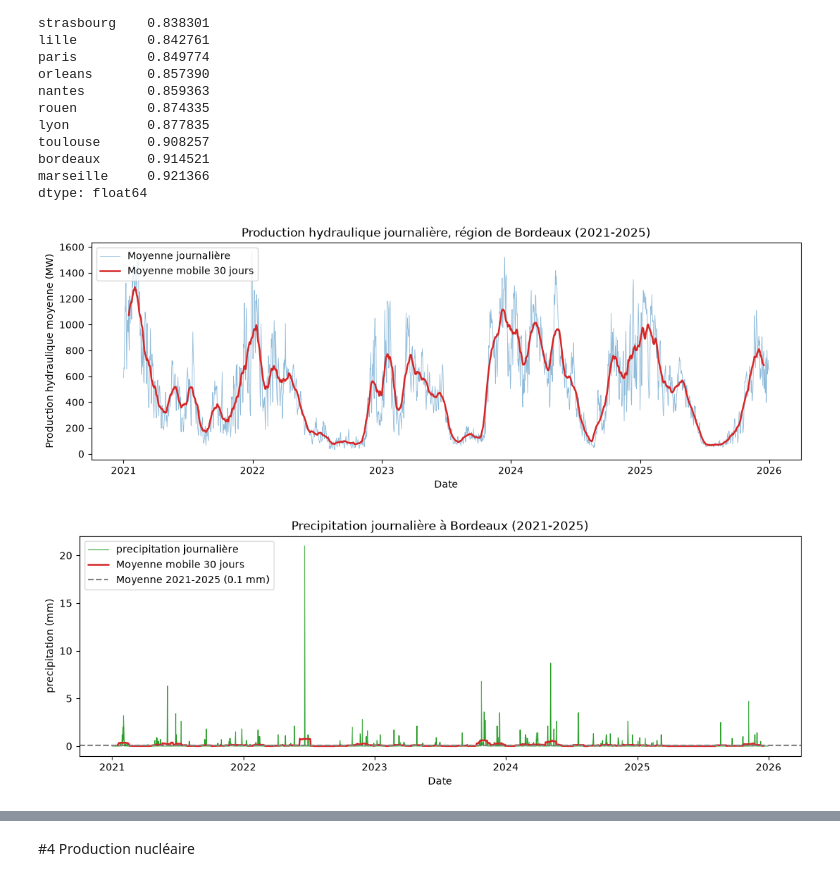
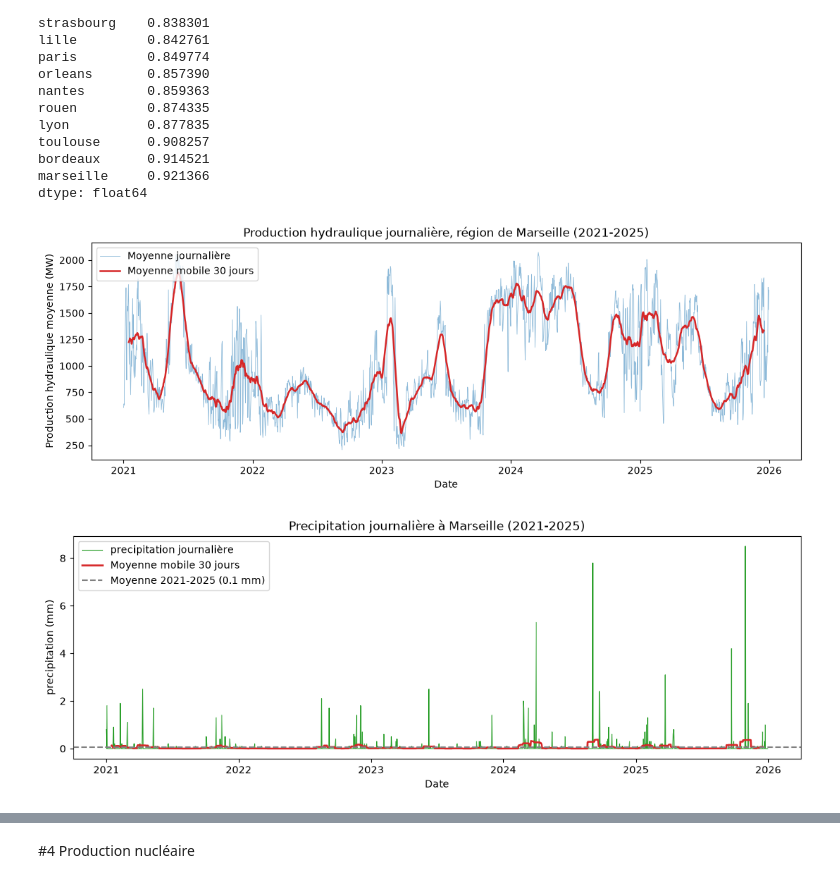
Before and after one commit to Cherif-git-code/Projet-Python-2026-2027, a Jupyter notebook: Rendu_final.ipynb, the cells around one changed output, grey strips where cells are left out. Saved outputs shown, nothing was run; the diff lists cells and outputs as text; code cells hidden in the pictures.

```diff
--- a/Rendu_final.ipynb
+++ b/Rendu_final.ipynb
@@ -461,16 +553,16 @@ dtype: float64
 # %%
 #Production 3 :La production hydraulique dépend des précipitations, avec un décalage dans le temps.
 import importlib
 import src.stats_graph
 importlib.reload(src.stats_graph)
 from src.stats_graph import tracer_graphique_hydrau, tracer_hydrau_mois
 from src.meteo import tracer_precipitation_jour, tracer_cumul_mensuel_precipitation
 
-ville="bordeaux"
-#Si on essaie la même méthode que dans production 1, ce n'est pas très lisible...
+ville="marseille"
+
 tracer_graphique_hydrau(donnees, ville, col_prod="hydraulique", groupe="ville")
 tracer_precipitation_jour(meteo, ville)
 # %% [output]
-[figure, old version]
+[figure, new version]
-[figure, old version]
+[figure, new version]
 # %% [markdown]
```
Also changed, not shown: parts of 33 cells of this notebook, 1 other file.
